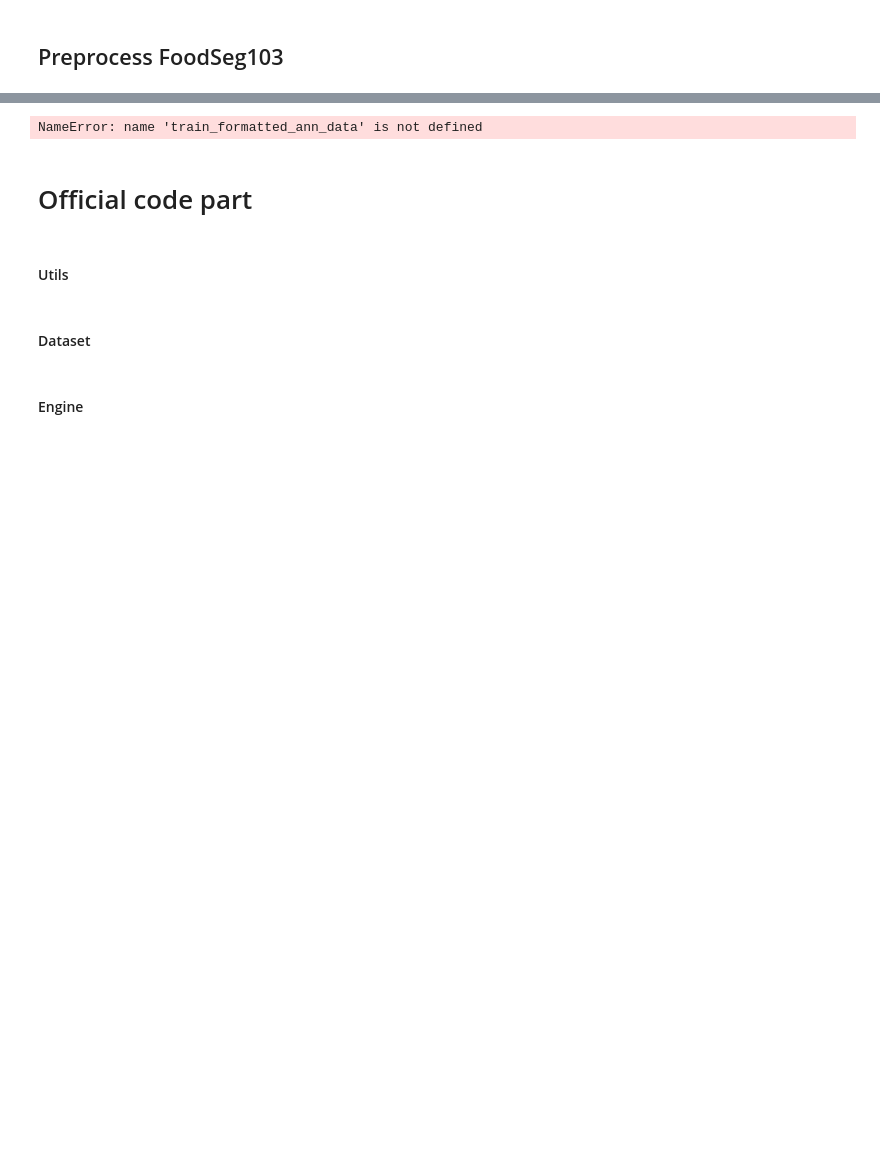
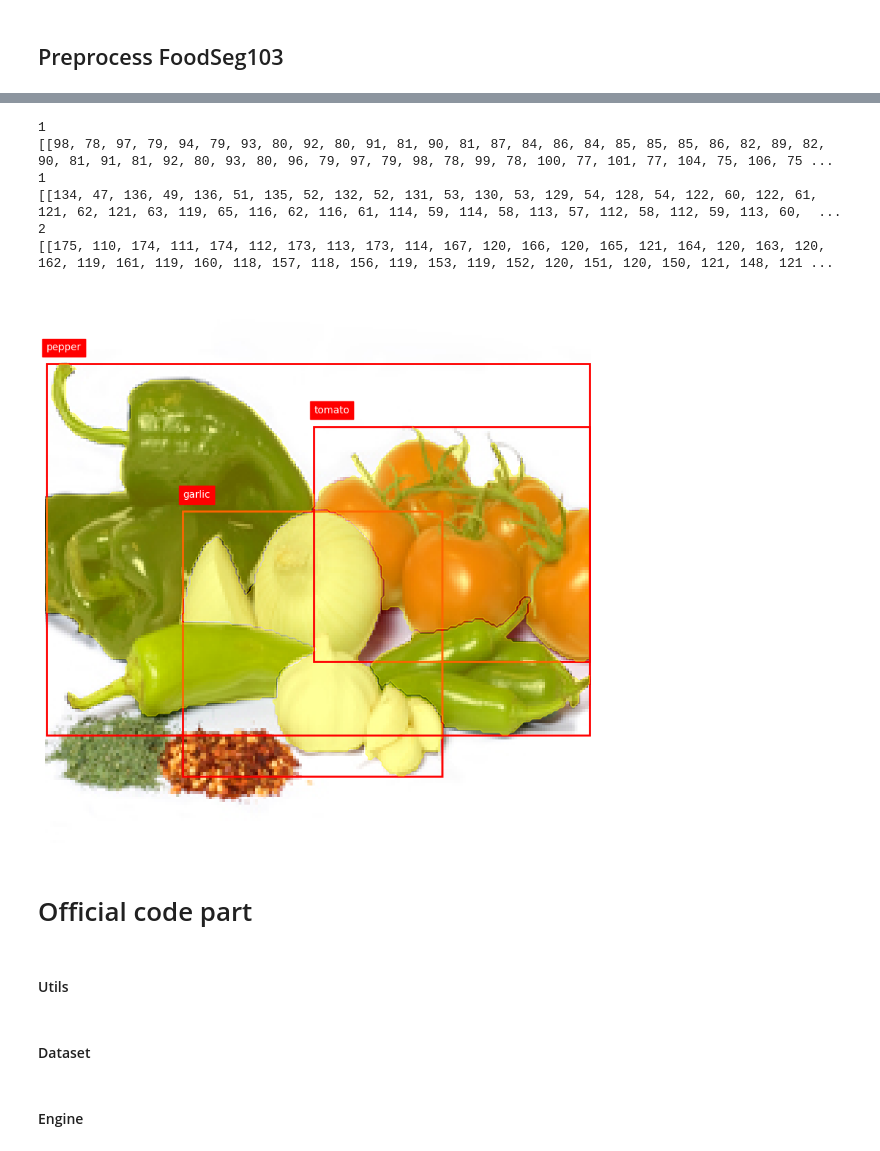
Before and after one commit to SherriChuah/maskrcnn-instance-segmentation-with-fine-tuning, a Jupyter notebook: notebook/testing.ipynb, the cells around one changed output, grey strips where cells are left out. Drawn from its saved outputs; the diff is of its cells as text; code cells hidden in the pictures; blank space fills up the shorter version.

```diff
--- a/notebook/testing.ipynb
+++ b/notebook/testing.ipynb
@@ -47,6 +47,7 @@ def decode_bitmap(bitmap_data, origin, size):
 def extract_bbox(mask):
     pos = np.where(mask)
     if pos[0].size == 0 or pos[1].size == 0:
+        print('No bbox')
         return None
     xmin = int(np.min(pos[1]))
     xmax = int(np.max(pos[1]))
@@ -61,6 +62,10 @@ def mask_to_coco_polygons(mask):
         contour = contour.flatten().tolist()
         if len(contour) >= 6:  # at least 3 points
             polygons.append(contour)
+        else:
+            print("Contour length: ", len(contour))
+    if not polygons:
+        print('No polygons')
     return polygons
 
 
@@ -108,6 +113,9 @@ def convert_annotations(input_dir, class_id_mapping, tag_id_mapping):
             bbox = extract_bbox(mask)
             polygons = mask_to_coco_polygons(mask)
 
+            if polygons == []:
+                continue
+
             coco["annotations"].append({
                 "id": annotation_id,
                 "image_id": int(filename.replace(".json", "").replace(".jpg", "")),
@@ -130,12 +138,7 @@ def convert_annotations(input_dir, class_id_mapping, tag_id_mapping):
             }
 
             if curr_cat not in coco["categories"]:
-              coco["categories"].append({
-                  "id": category_id,
-                  "name": class_id_mapping[obj["classId"]]["name"],
-                  "supercategory_id": tag_id_mapping[obj["tags"][0]["tagId"]]["id"],
-                  "supercategory": tag_id_mapping[obj["tags"][0]["tagId"]]["name"]
-              })
+              coco["categories"].append(curr_cat)
 
     return coco
 
@@ -237,13 +261,22 @@ def draw_image_with_boxes(image_path, annotations, categories):
     plt.axis("off")
     plt.tight_layout()
     plt.show()
+# %%
+with open("/content/drive/MyDrive/foodseg103/train.json", 'r') as f:
+    train_formatted_ann_data = json.load(f)
 # %%
 draw_image_with_boxes(
-    "/content/drive/MyDrive/foodseg103/train/img/00000000.jpg",
+    "/content/drive/MyDrive/foodseg103/train/img/00001080.jpg",
     train_formatted_ann_data["annotations"],
     train_formatted_ann_data["categories"])
 # %% [output]
-NameError: name 'train_formatted_ann_data' is not defined
+1
+[[98, 78, 97, 79, 94, 79, 93, 80, 92, 80, 91, 81, 90, 81, 87, 84, 86, 84, 85, 85, 85, 86, 82, 89, 82, 90, 81, 91, 81, 92, 80, 93, 80, 96, 79, 97, 79, 98, 78, 99, 78, 100, 77, 101, 77, 104, 75, 106, 75 ...
+1
+[[134, 47, 136, 49, 136, 51, 135, 52, 132, 52, 131, 53, 130, 53, 129, 54, 128, 54, 122, 60, 122, 61, 121, 62, 121, 63, 119, 65, 116, 62, 116, 61, 114, 59, 114, 58, 113, 57, 112, 58, 112, 59, 113, 60,  ...
+2
+[[175, 110, 174, 111, 174, 112, 173, 113, 173, 114, 167, 120, 166, 120, 165, 121, 164, 120, 163, 120, 162, 119, 161, 119, 160, 118, 157, 118, 156, 119, 153, 119, 152, 120, 151, 120, 150, 121, 148, 121 ...
+[figure, added]
 # %% [markdown]
 # Official code part
 # %% [markdown]
```
Also changed, not shown: parts of 7 cells of this notebook.
